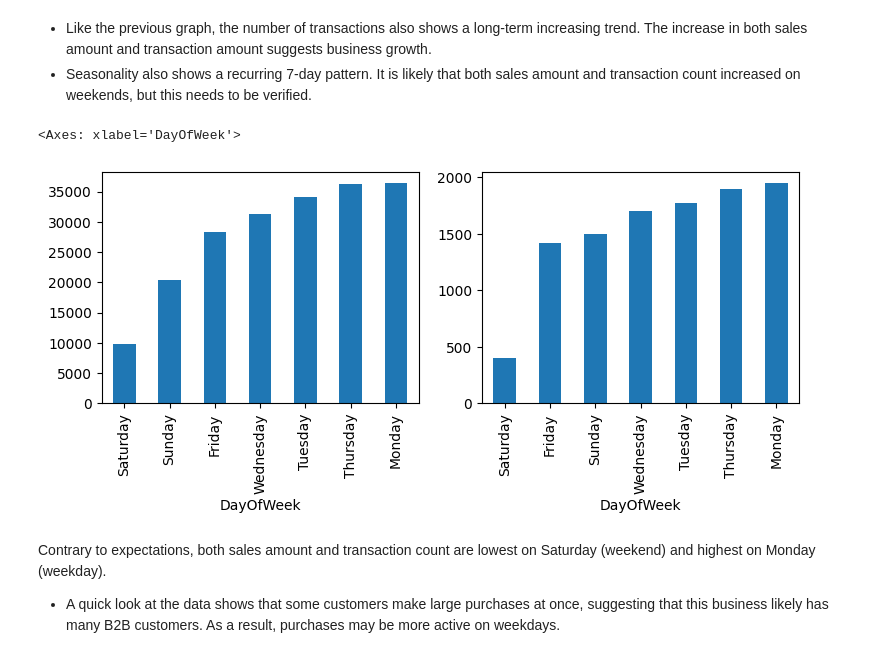
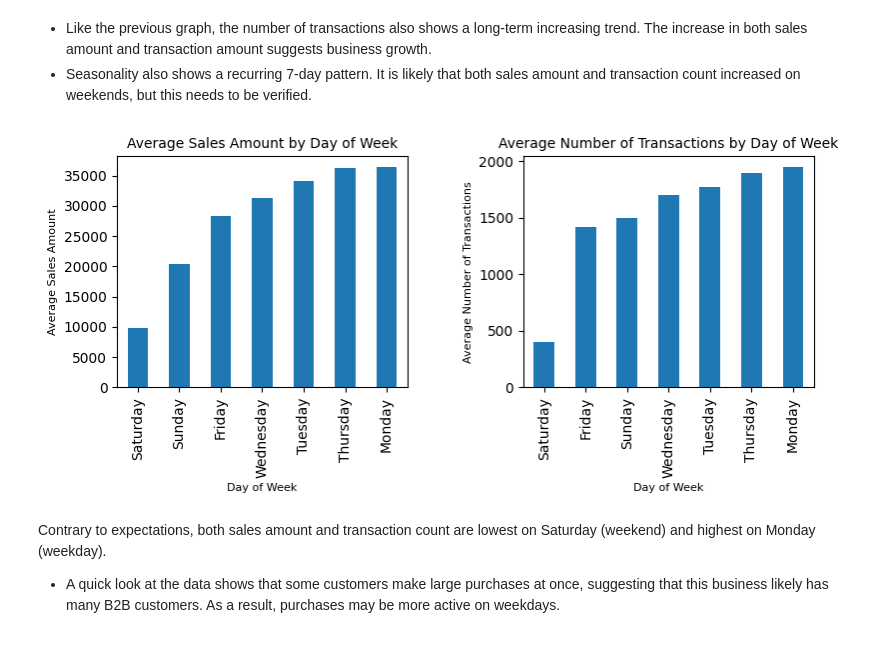
Before and after one commit to lukasp-dev/online-sale-data-analysis, a Jupyter notebook: Exploratory_analysis_for_online_sales.ipynb, the cells around one changed output. Drawn from its saved outputs; the diff is of its cells as text; code cells hidden in the pictures.

```diff
--- a/Exploratory_analysis_for_online_sales.ipynb
+++ b/Exploratory_analysis_for_online_sales.ipynb
@@ -273,12 +279,22 @@ plt.show()
 # %%
 daily_purchase_trend['DayOfWeek'] = pd.to_datetime(daily_purchase_trend.index).day_name()
 
 fig, axes = plt.subplots(1, 2, figsize=(9, 3))
+
 daily_purchase_trend.groupby('DayOfWeek')['SalesAmount'].mean().sort_values().plot(ax=axes[0], kind='bar')
+axes[0].set_title("Average Sales Amount by Day of Week", fontsize=10)
+axes[0].set_xlabel("Day of Week", fontsize=8)
+axes[0].set_ylabel("Average Sales Amount", fontsize=8)
+
 daily_purchase_trend.groupby('DayOfWeek')['Transactions'].mean().sort_values().plot(ax=axes[1], kind='bar')
+axes[1].set_title("Average Number of Transactions by Day of Week", fontsize=10)
+axes[1].set_xlabel("Day of Week", fontsize=8)
+axes[1].set_ylabel("Average Number of Transactions", fontsize=8)
+
+plt.subplots_adjust(wspace=0.4)
+plt.show()
 # %% [output]
-<Axes: xlabel='DayOfWeek'>
-[figure, old version]
+[figure, new version]
 # %% [markdown]
 Contrary to expectations, both sales amount and transaction count are lowest on Saturday (weekend) and highest on Monday (weekday).
 * A quick look at the data shows that some customers make large purchases at once, suggesting that this business likely has many B2B customers. As a result, purchases may be more active on weekdays.
```
Also changed, not shown: parts of 13 cells of this notebook.
